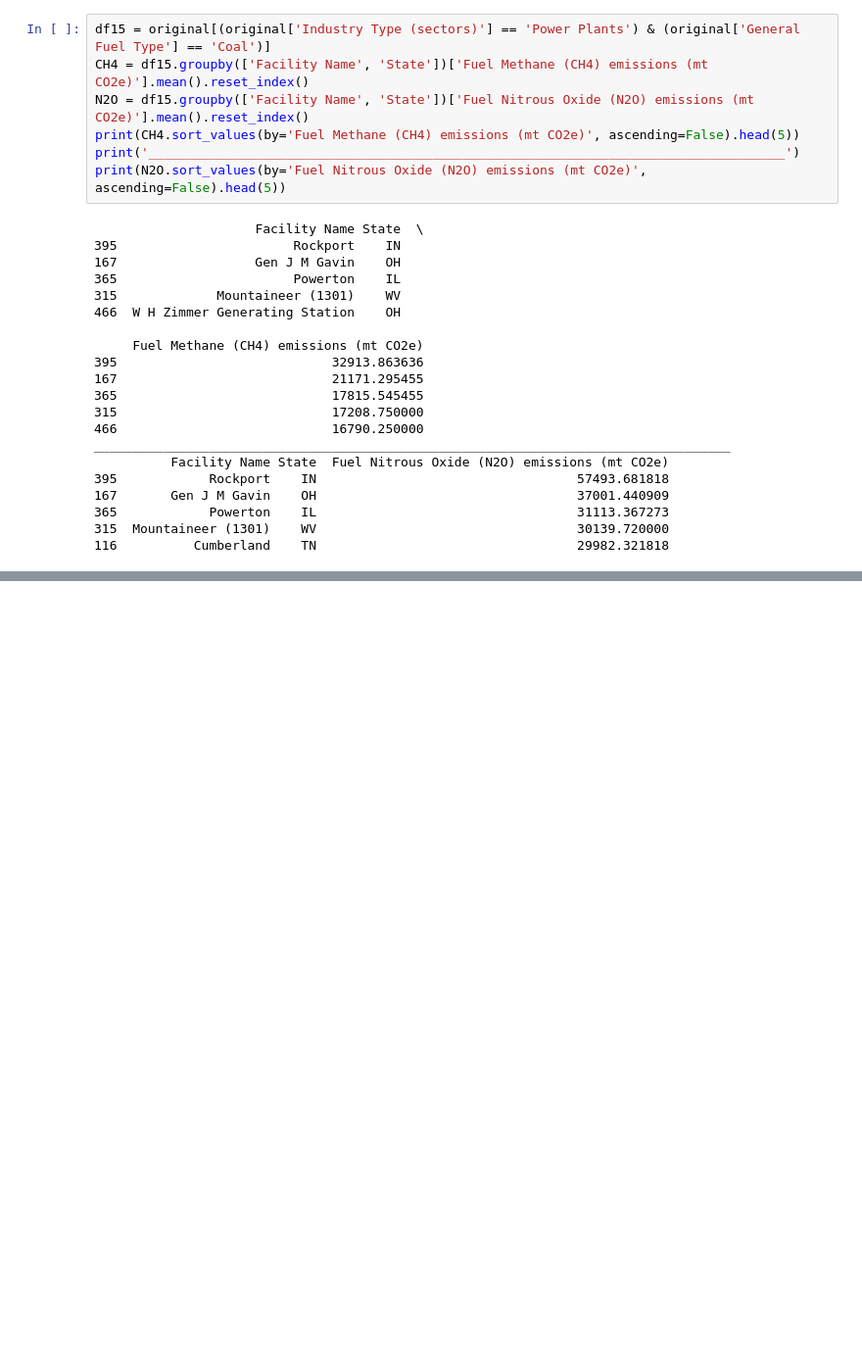
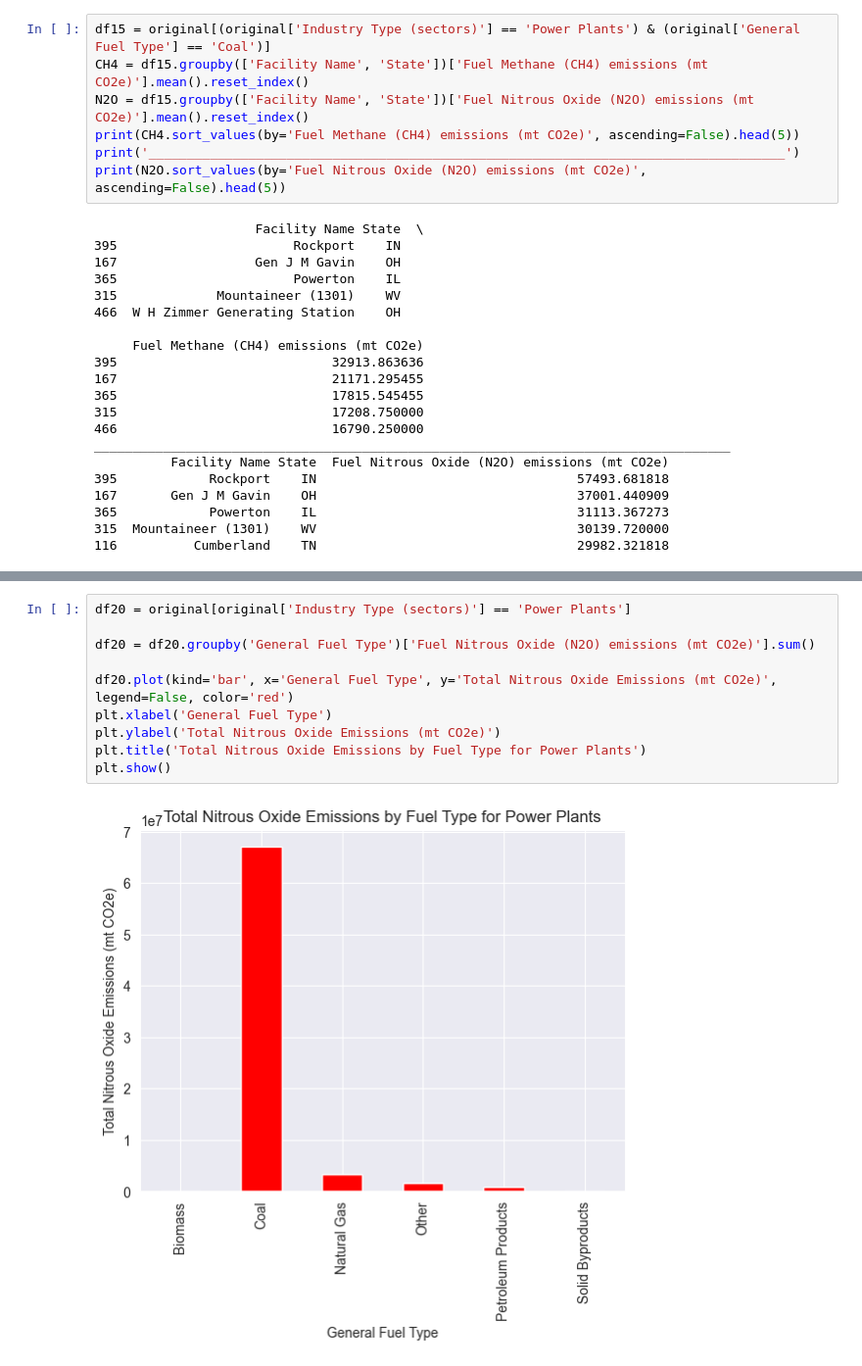
Before and after one commit to bhansea/SustainabilityMQP, a Jupyter notebook: FuelEmissionsSP.ipynb, the cells around one changed output, grey strips where cells are left out. Shown at 98% size. Cells and saved outputs as stored; diff of their text form; blank space fills up the shorter version.

```diff
--- a/FuelEmissionsSP.ipynb
+++ b/FuelEmissionsSP.ipynb
@@ -494,0 +557,12 @@ ________________________________________________________________________________
+# %%
+df20 = original[original['Industry Type (sectors)'] == 'Power Plants']
+
+df20 = df20.groupby('General Fuel Type')['Fuel Nitrous Oxide (N2O) emissions (mt CO2e)'].sum()
+
+df20.plot(kind='bar', x='General Fuel Type', y='Total Nitrous Oxide Emissions (mt CO2e)', legend=False, color='red')
+plt.xlabel('General Fuel Type')
+plt.ylabel('Total Nitrous Oxide Emissions (mt CO2e)')
+plt.title('Total Nitrous Oxide Emissions by Fuel Type for Power Plants')
+plt.show()
+# %% [output]
+[figure, added]
```
Also changed, not shown: parts of 4 cells of this notebook, 2 other files.
